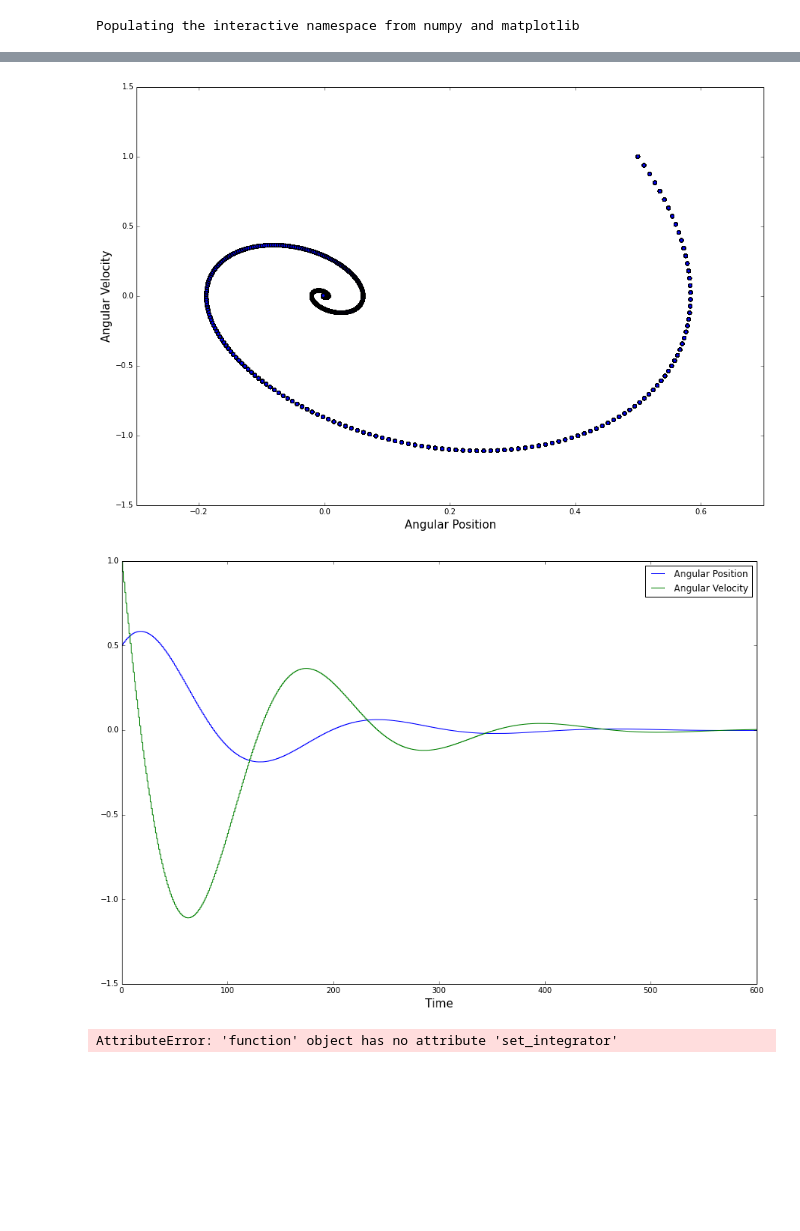
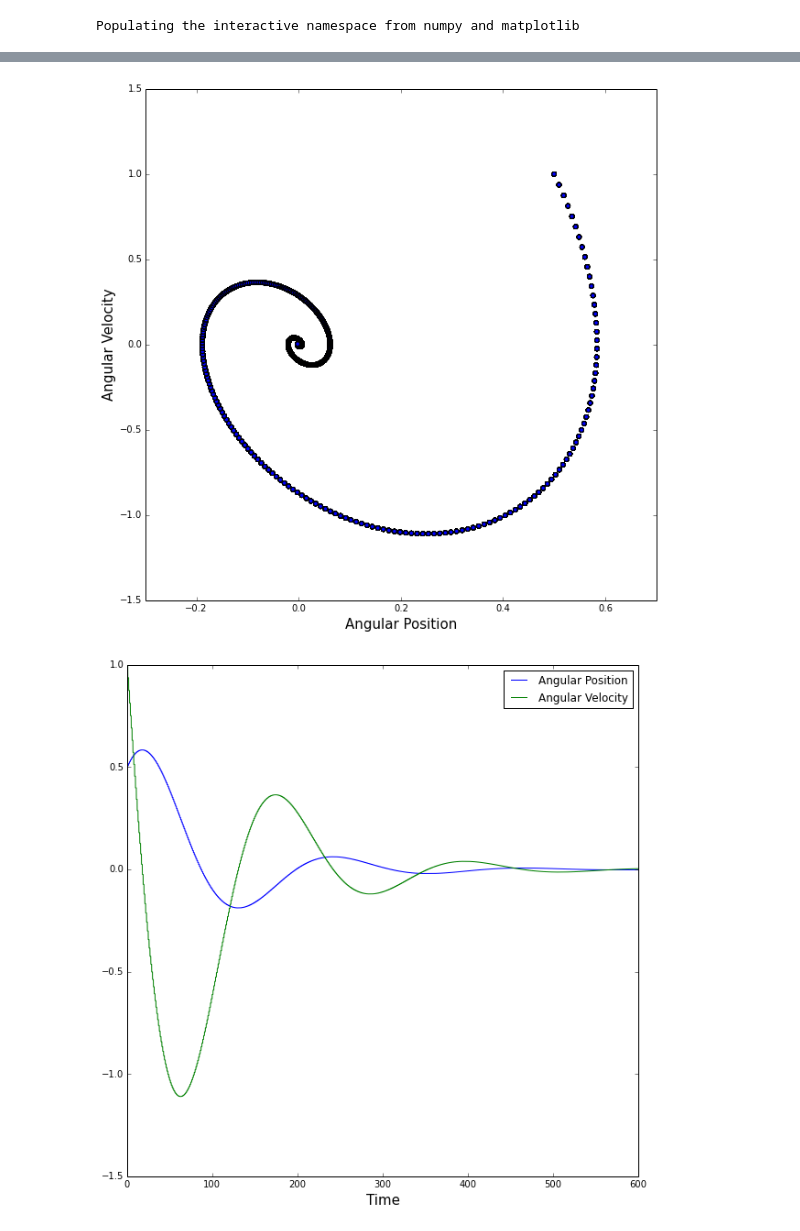
Before and after one commit to amj003/capstone, a Jupyter notebook: Alex_Capstone/Capstone - DDP.ipynb, the cells around one changed output, grey strips where cells are left out. Drawn from its saved outputs; the diff is of its cells as text; code cells hidden in the pictures; blank space fills up the shorter version.

```diff
--- a/Alex_Capstone/Capstone - DDP.ipynb
+++ b/Alex_Capstone/Capstone - DDP.ipynb
@@ -73,38 +15,34 @@ from scipy.integrate import odeint
 #phi'' = -2B*phi' - w_0**2*sin(phi) + gamma*w_0**2*cos(wt)
 
 #u1(t) = phi(t)
 #u2(t) = phi'(t)
 #u1'(t) = u2(t)
 #u2'(t) = -2B*phi' - w_0**2*sin(phi) + gamma*w_0**2*cos(wt)
 #u2'(t) = -2*B*u2(t) - w_0**2*sin(u1(t)) + gamma*w_0**2*cos(wt)
 
 def sciode(B, w_0, w, gamma, timemax,timestep):
     def f(x_vec, t):
         u1, u2 = x_vec
         return [u2, -2*B*u2 - w_0**2*sin(u1) + gamma*w_0**2*cos(w*t)]
 
     x_0 = [0.5, 1.0]
     time = arange(0, timemax, timestep)
     results = odeint(f, x_0, time)
 
     theta = list(results[n,0] for n in time)
     theta_dot = list(results[n,1] for n in time)
 
-    figure(1, figsize = (15,10))
+    figure(1, figsize = (10,10))
     f1 = scatter(theta,theta_dot)
     plt.xlabel('Angular Position',fontsize = 15)
     plt.ylabel('Angular Velocity',fontsize = 15)
-    figure(2, figsize = (15,10))
+    figure(2, figsize = (10,10))
     f2 = plot(time, theta, label = 'Angular Position')
     f3 = plot(time, theta_dot, label = 'Angular Velocity')
     plt.xlabel('Time',fontsize = 15)
     plt.legend(fontsize = 12)
 
 sciode(1,3,1,0, 600, .01)
 # %% [output]
-[figure, old version]
+[figure, new version]
-[figure, old version]
+[figure, new version]
-# %%
-odeint.set_integrator('dopri5')
-# %% [output]
-AttributeError: 'function' object has no attribute 'set_integrator'
```
Also changed, not shown: parts of 1 cell of this notebook, 21 other files.
